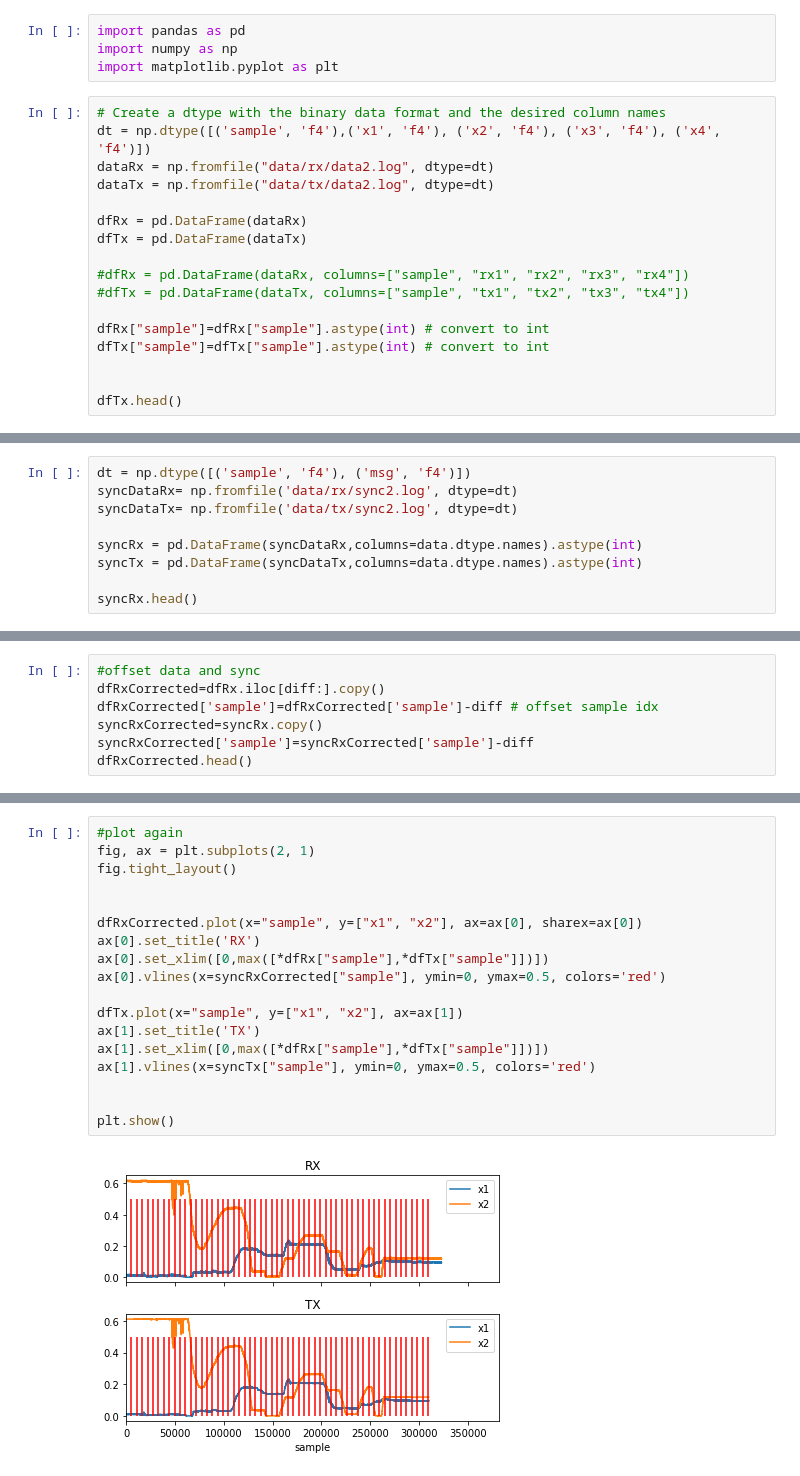
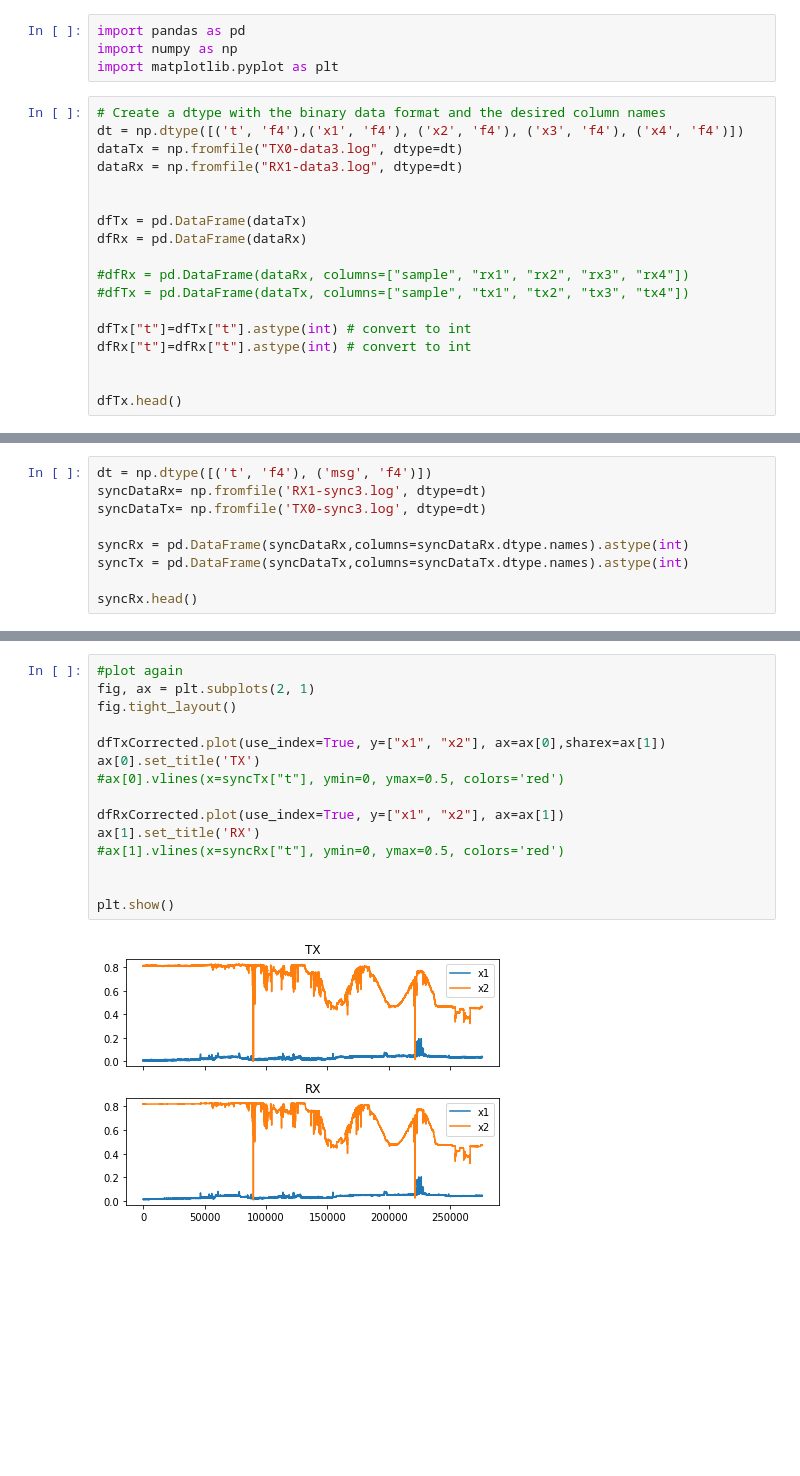
Before and after one commit to pelinski/bela-data-syncer, a Jupyter notebook: bela_sync_data.ipynb, the cells around one changed output, grey strips where cells are left out. Drawn from its saved outputs; the diff is of its cells as text; blank space fills up the shorter version.

```diff
--- a/bela_sync_data.ipynb
+++ b/bela_sync_data.ipynb
@@ -4,18 +4,19 @@ import numpy as np
 import matplotlib.pyplot as plt
 # %%
 # Create a dtype with the binary data format and the desired column names
-dt = np.dtype([('sample', 'f4'),('x1', 'f4'), ('x2', 'f4'), ('x3', 'f4'), ('x4', 'f4')])
-dataRx = np.fromfile("data/rx/data2.log", dtype=dt)
-dataTx = np.fromfile("data/tx/data2.log", dtype=dt)
+dt = np.dtype([('t', 'f4'),('x1', 'f4'), ('x2', 'f4'), ('x3', 'f4'), ('x4', 'f4')])
+dataTx = np.fromfile("TX0-data3.log", dtype=dt)
+dataRx = np.fromfile("RX1-data3.log", dtype=dt)
 
+
+dfTx = pd.DataFrame(dataTx)
 dfRx = pd.DataFrame(dataRx)
-dfTx = pd.DataFrame(dataTx)
 
 #dfRx = pd.DataFrame(dataRx, columns=["sample", "rx1", "rx2", "rx3", "rx4"])
 #dfTx = pd.DataFrame(dataTx, columns=["sample", "tx1", "tx2", "tx3", "tx4"])
 
-dfRx["sample"]=dfRx["sample"].astype(int) # convert to int
-dfTx["sample"]=dfTx["sample"].astype(int) # convert to int
+dfTx["t"]=dfTx["t"].astype(int) # convert to int
+dfRx["t"]=dfRx["t"].astype(int) # convert to int
 
 
 dfTx.head()
@@ -29,10 +30,10 @@ dfTx.head()
 # %%
-dt = np.dtype([('sample', 'f4'), ('msg', 'f4')])
-syncDataRx= np.fromfile('data/rx/sync2.log', dtype=dt)
-syncDataTx= np.fromfile('data/tx/sync2.log', dtype=dt)
+dt = np.dtype([('t', 'f4'), ('msg', 'f4')])
+syncDataRx= np.fromfile('RX1-sync3.log', dtype=dt)
+syncDataTx= np.fromfile('TX0-sync3.log', dtype=dt)
 
-syncRx = pd.DataFrame(syncDataRx,columns=data.dtype.names).astype(int)
-syncTx = pd.DataFrame(syncDataTx,columns=data.dtype.names).astype(int)
+syncRx = pd.DataFrame(syncDataRx,columns=syncDataRx.dtype.names).astype(int)
+syncTx = pd.DataFrame(syncDataTx,columns=syncDataTx.dtype.names).astype(int)
 
 syncRx.head()
 # %% [output]
@@ -97,7 +152,0 @@ diff
-# %%
-#offset data and sync
-dfRxCorrected=dfRx.iloc[diff:].copy()
-dfRxCorrected['sample']=dfRxCorrected['sample']-diff # offset sample idx
-syncRxCorrected=syncRx.copy()
-syncRxCorrected['sample']=syncRxCorrected['sample']-diff
-dfRxCorrected.head()
@@ -111,20 +157,17 @@ dfRxCorrected.head()
 # %%
 #plot again
 fig, ax = plt.subplots(2, 1)
 fig.tight_layout()
 
+dfTxCorrected.plot(use_index=True, y=["x1", "x2"], ax=ax[0],sharex=ax[1])
+ax[0].set_title('TX')
+#ax[0].vlines(x=syncTx["t"], ymin=0, ymax=0.5, colors='red')
 
-dfRxCorrected.plot(x="sample", y=["x1", "x2"], ax=ax[0], sharex=ax[0])
-ax[0].set_title('RX')
-ax[0].set_xlim([0,max([*dfRx["sample"],*dfTx["sample"]])])
-ax[0].vlines(x=syncRxCorrected["sample"], ymin=0, ymax=0.5, colors='red')
-
-dfTx.plot(x="sample", y=["x1", "x2"], ax=ax[1])
-ax[1].set_title('TX')
-ax[1].set_xlim([0,max([*dfRx["sample"],*dfTx["sample"]])])
-ax[1].vlines(x=syncTx["sample"], ymin=0, ymax=0.5, colors='red')
+dfRxCorrected.plot(use_index=True, y=["x1", "x2"], ax=ax[1])
+ax[1].set_title('RX')
+#ax[1].vlines(x=syncRx["t"], ymin=0, ymax=0.5, colors='red')
 
 
 plt.show()
 # %% [output]
-[figure, old version]
+[figure, new version]
```
Also changed, not shown: parts of 7 cells of this notebook, 1 other file.
